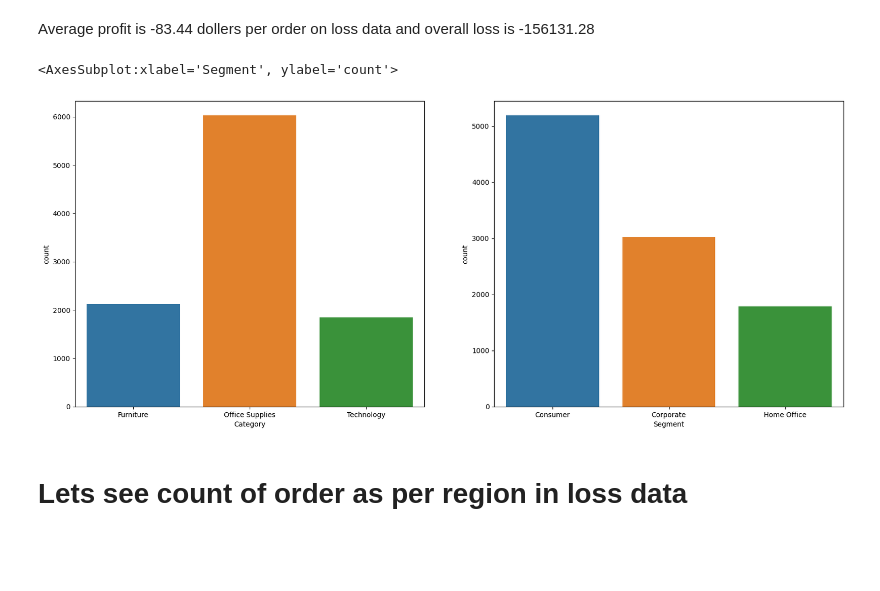
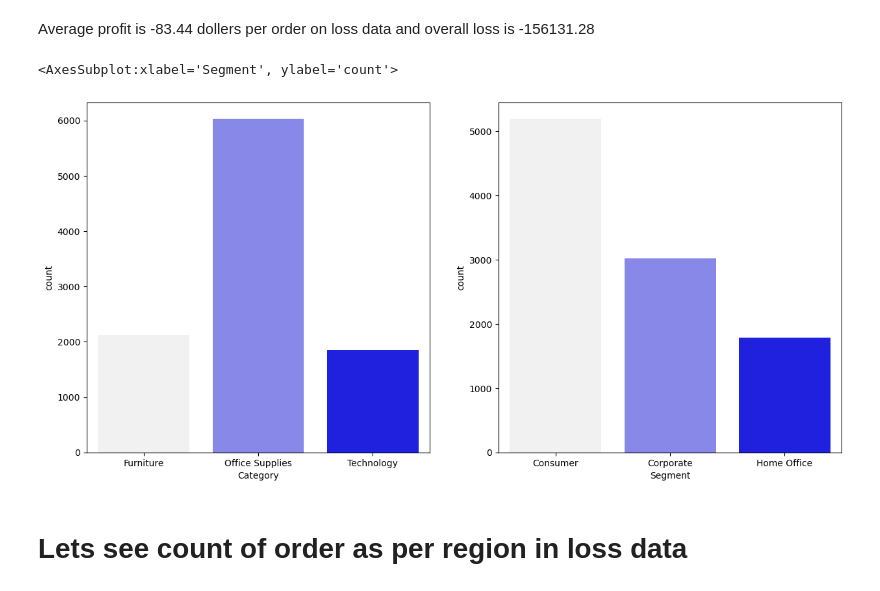
Before and after one commit to gokulrajar15/Data-visualization-python-library, a Jupyter notebook: Superstore project.ipynb, the cells around one changed output. Cells and saved outputs as stored; diff of their text form; code cells hidden in the pictures; blank space fills up the shorter version.

```diff
--- a/Superstore project.ipynb
+++ b/Superstore project.ipynb
@@ -213,14 +213,14 @@ loss['Profit'].mean(), loss['Profit'].sum(), loss['Discount'].mean()
 # %% [markdown]
 Average profit is -83.44 dollers per order on loss data and overall loss is -156131.28
 # %%
-plt.figure(figsize=(20, 8))
+plt.figure(figsize=(15, 7))
 plt.subplot(1,2,1)
-sns.countplot(data = d, x = 'Category')
+sns.countplot(data = d, x = 'Category',palette = "light:b")
 plt.subplot(1,2,2)
-sns.countplot(data = d, x = "Segment")
+sns.countplot(data = d, x = "Segment",palette = "light:b")
 # %% [output]
 <AxesSubplot:xlabel='Segment', ylabel='count'>
-[figure, old version]
+[figure, new version]
 # %% [markdown]
 # Lets see count of order as per region in loss data
 # %%
```
Also changed, not shown: parts of 10 cells of this notebook.
